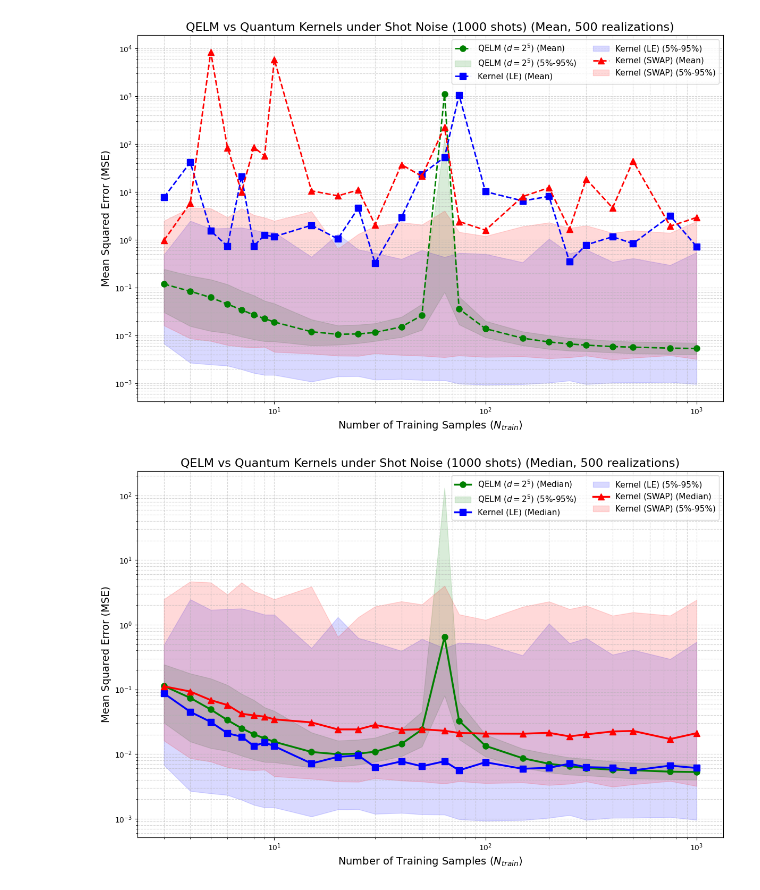
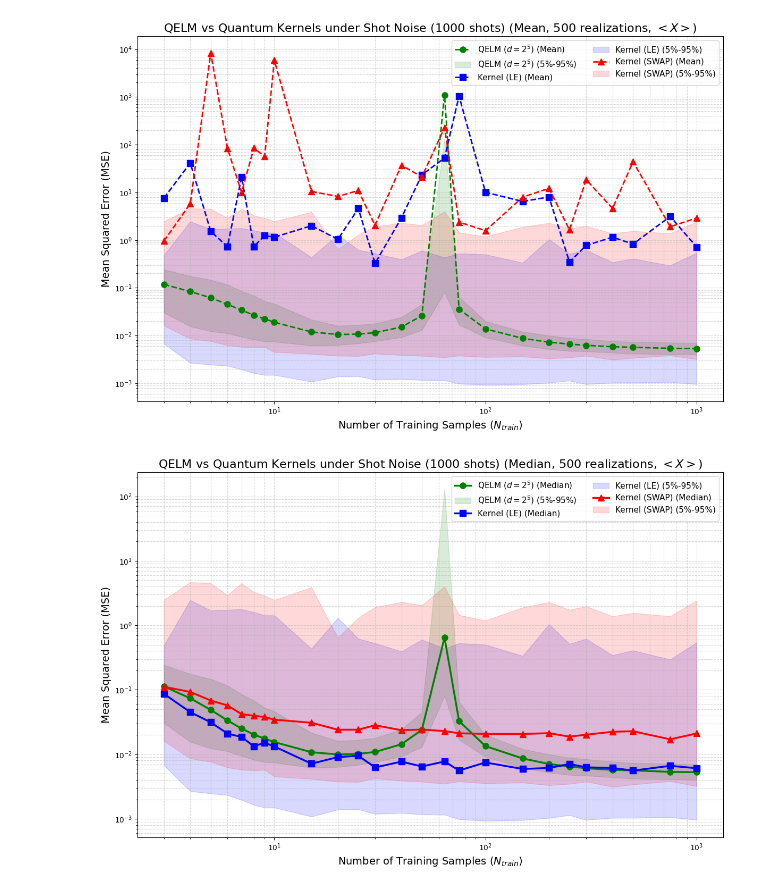
Before and after one commit to gianmarco-f/ML, a Jupyter notebook: QELMvsKER/MSE_plot.ipynb, the cells around one changed output. Saved outputs shown, nothing was run; the diff lists cells and outputs as text; code cells hidden in the pictures.

```diff
--- a/QELMvsKER/MSE_plot.ipynb
+++ b/QELMvsKER/MSE_plot.ipynb
@@ -166,7 +166,7 @@ plt.xscale('log')
 plt.yscale('log')
 plt.xlabel('Number of Training Samples ($N_{train}$)', fontsize=14)
 plt.ylabel('Mean Squared Error (MSE)', fontsize=14)
-plt.title('QELM vs Quantum Kernels under Shot Noise (1000 shots) (Mean, 500 realizations)', fontsize=16)
+plt.title('QELM vs Quantum Kernels under Shot Noise (1000 shots) (Mean, 500 realizations, $<X>$)', fontsize=16)
 plt.grid(True, which="both", ls="--", alpha=0.5)
 plt.legend(fontsize=11, ncol=2, loc='upper right')
 plt.tight_layout()
@@ -174,36 +174,36 @@ plt.tight_layout()
 
 # ==========================================
 # IMAGE 2: MEDIAN PLOT
 # ==========================================
 plt.figure(figsize=(12, 8))
 
 for model in results_median.keys():
     median_arr = np.array(results_median[model])
     q5_arr = np.array(quantiles_5[model])
     q95_arr = np.array(quantiles_95[model])
 
     # Plot Median
     plt.plot(N_arr, median_arr, label=f'{labels[model]} (Median)', color=colors[model],
              marker=markers[model], linestyle='-', linewidth=2.5, markersize=8)
 
     # Fill between quantiles
     plt.fill_between(N_arr, q5_arr, q95_arr, color=colors[model], alpha=0.15, label=f'{labels[model]} (5%-95%)')
 
 # Formatting for Median plot
 plt.xscale('log')
 plt.yscale('log')
 plt.xlabel('Number of Training Samples ($N_{train}$)', fontsize=14)
 plt.ylabel('Mean Squared Error (MSE)', fontsize=14)
-plt.title('QELM vs Quantum Kernels under Shot Noise (1000 shots) (Median, 500 realizations)', fontsize=16)
+plt.title('QELM vs Quantum Kernels under Shot Noise (1000 shots) (Median, 500 realizations, $<X>$)', fontsize=16)
 plt.grid(True, which="both", ls="--", alpha=0.5)
 plt.legend(fontsize=11, ncol=2, loc='upper right')
 plt.tight_layout()
 
 # Show both figures at the same time
 plt.show()
 # %% [output]
-[figure, old version]
+[figure, new version]
-[figure, old version]
+[figure, new version]
 # %%
 filename = "100_shots_results.json"
 
```
Also changed, not shown: parts of 3 cells of this notebook, 7 other files.
